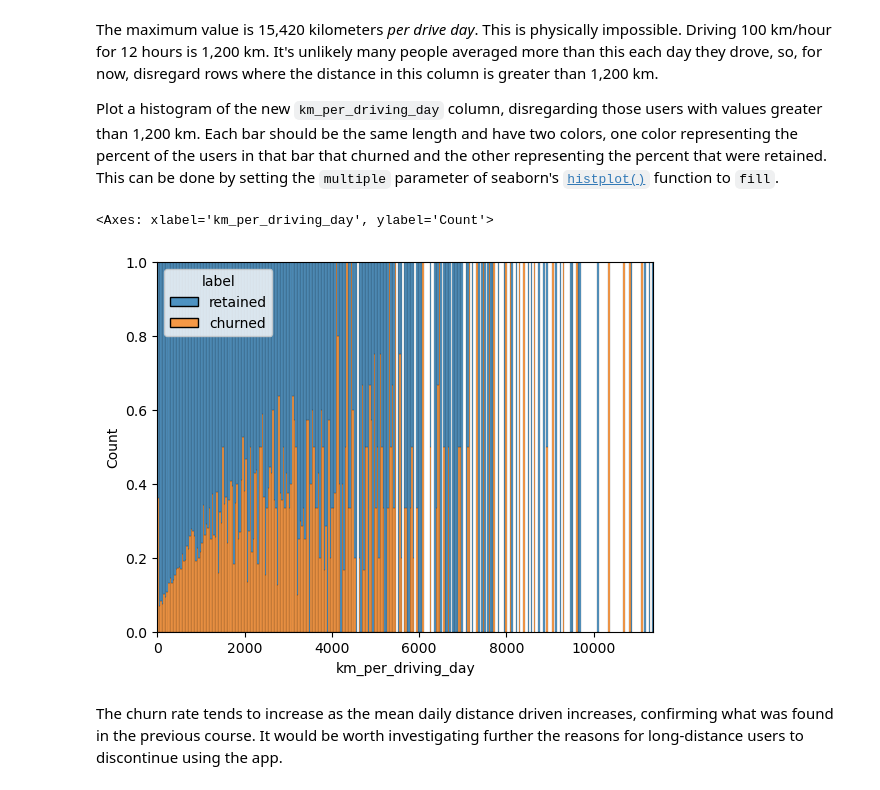
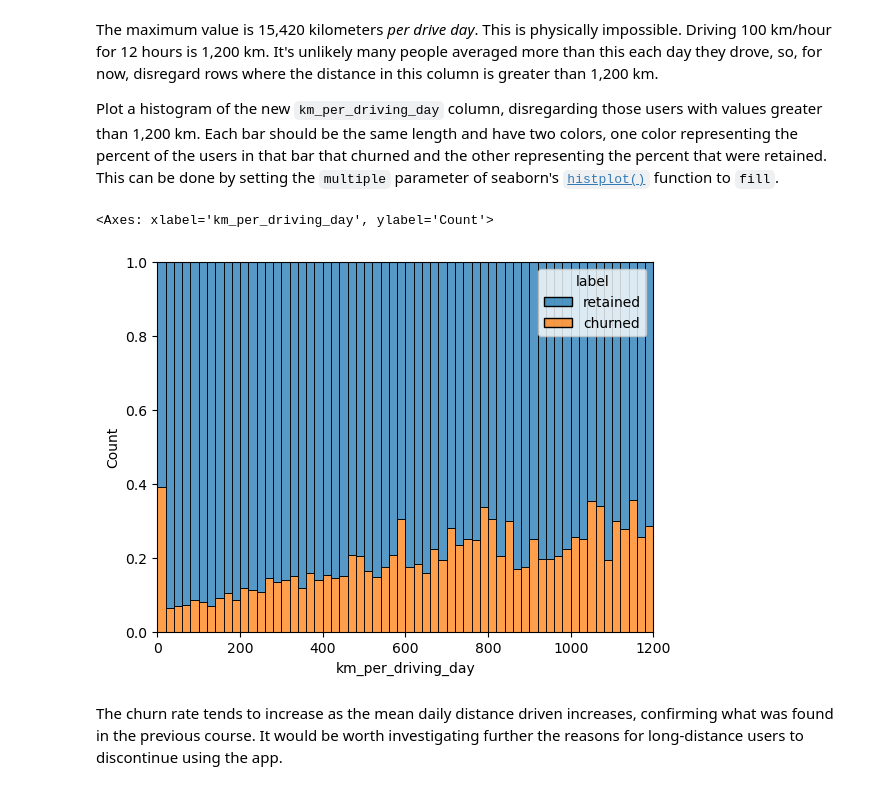
Before and after one commit to johnt759/AdvancedDataAnalytics, a Jupyter notebook: Course 3/Activity_Course 3 Waze project lab.ipynb, the cells around one changed output. Drawn from its saved outputs; the diff is of its cells as text; code cells hidden in the pictures.

```diff
--- a/Course 3/Activity_Course 3 Waze project lab.ipynb
+++ b/Course 3/Activity_Course 3 Waze project lab.ipynb
@@ -529,11 +528,11 @@ Plot a histogram of the new `km_per_driving_day` column, disregarding those user
 # %%
 # Histogram
 ### YOUR CODE HERE ###
-df_sub = df[df['km_per_driving_day'] <= 12000] # For km_per_driving_day, filter out values greater than 1200
-sbn.histplot(data=df_sub, x='km_per_driving_day', hue='label', multiple='fill')
+#df_sub = df[df['km_per_driving_day'] <= 12000] # For km_per_driving_day, filter out values greater than 1200
+sbn.histplot(data=df, x='km_per_driving_day', hue='label', multiple='fill', bins=range(0, 1201, 20))
 # %% [output]
 <Axes: xlabel='km_per_driving_day', ylabel='Count'>
-[figure, old version]
+[figure, new version]
 # %% [markdown]
 The churn rate tends to increase as the mean daily distance driven increases, confirming what was found in the previous course. It would be worth investigating further the reasons for long-distance users to discontinue using the app.
 # %% [markdown]
```
Also changed, not shown: parts of 4 cells of this notebook.
